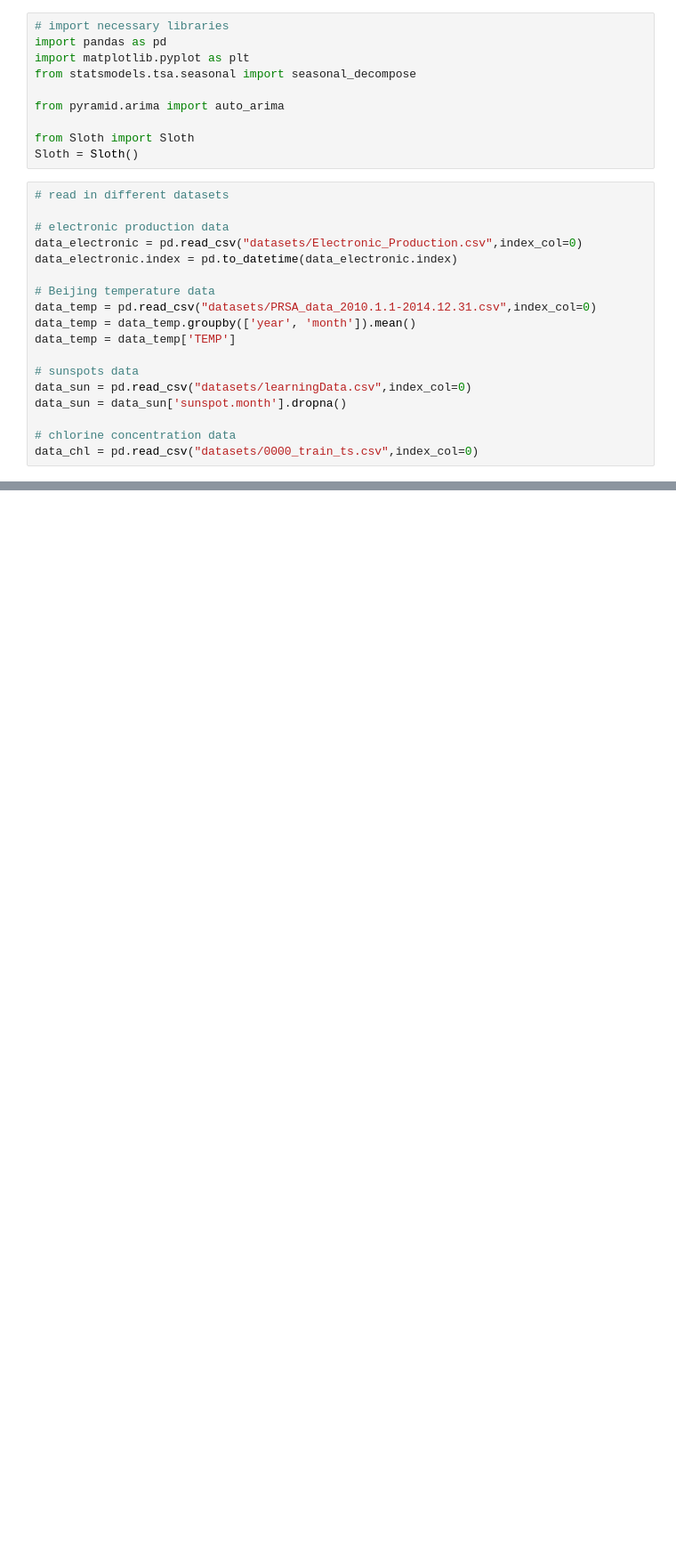
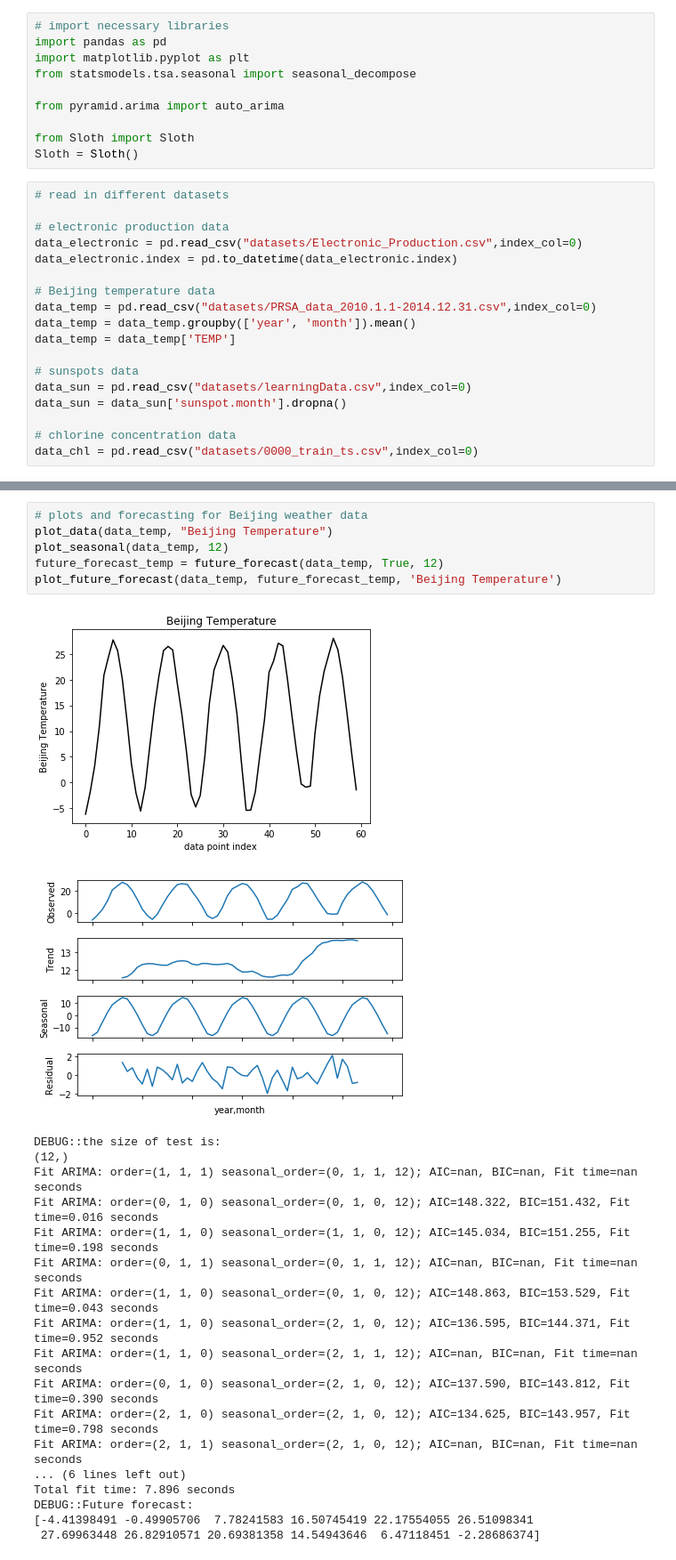
Before and after one commit to NewKnowledge/sloth, a Jupyter notebook: Sloth/scripts/Prediction/ARIMA Prediction Testing.ipynb, the cells around one changed output, grey strips where cells are left out. Shown at 89% size. Drawn from its saved outputs; the diff is of its cells as text; blank space fills up the shorter version.

```diff
--- a/Sloth/scripts/Prediction/ARIMA Prediction Testing.ipynb
+++ b/Sloth/scripts/Prediction/ARIMA Prediction Testing.ipynb
@@ -126,0 +129,26 @@ Fit ARIMA: order=(2, 1, 1) seasonal_order=(1, 1, 2, 12); AIC=2440.303, BIC=2477.
+# %%
+# plots and forecasting for Beijing weather data
+plot_data(data_temp, "Beijing Temperature")
+plot_seasonal(data_temp, 12)
+future_forecast_temp = future_forecast(data_temp, True, 12)
+plot_future_forecast(data_temp, future_forecast_temp, 'Beijing Temperature')
+# %% [output]
+[figure, added]
+[figure, added]
+DEBUG::the size of test is:
+(12,)
+Fit ARIMA: order=(1, 1, 1) seasonal_order=(0, 1, 1, 12); AIC=nan, BIC=nan, Fit time=nan seconds
+Fit ARIMA: order=(0, 1, 0) seasonal_order=(0, 1, 0, 12); AIC=148.322, BIC=151.432, Fit time=0.016 seconds
+Fit ARIMA: order=(1, 1, 0) seasonal_order=(1, 1, 0, 12); AIC=145.034, BIC=151.255, Fit time=0.198 seconds
+Fit ARIMA: order=(0, 1, 1) seasonal_order=(0, 1, 1, 12); AIC=nan, BIC=nan, Fit time=nan seconds
+Fit ARIMA: order=(1, 1, 0) seasonal_order=(0, 1, 0, 12); AIC=148.863, BIC=153.529, Fit time=0.043 seconds
+Fit ARIMA: order=(1, 1, 0) seasonal_order=(2, 1, 0, 12); AIC=136.595, BIC=144.371, Fit time=0.952 seconds
+Fit ARIMA: order=(1, 1, 0) seasonal_order=(2, 1, 1, 12); AIC=nan, BIC=nan, Fit time=nan seconds
+Fit ARIMA: order=(0, 1, 0) seasonal_order=(2, 1, 0, 12); AIC=137.590, BIC=143.812, Fit time=0.390 seconds
+Fit ARIMA: order=(2, 1, 0) seasonal_order=(2, 1, 0, 12); AIC=134.625, BIC=143.957, Fit time=0.798 seconds
+Fit ARIMA: order=(2, 1, 1) seasonal_order=(2, 1, 0, 12); AIC=nan, BIC=nan, Fit time=nan seconds
+... (6 lines left out)
+Total fit time: 7.896 seconds
+DEBUG::Future forecast:
+[-4.41398491 -0.49905706  7.78241583 16.50745419 22.17554055 26.51098341
+ 27.69963448 26.82910571 20.69381358 14.54943646  6.47118451 -2.28686374]
```
Also changed, not shown: parts of 5 cells of this notebook, 1 other file.
